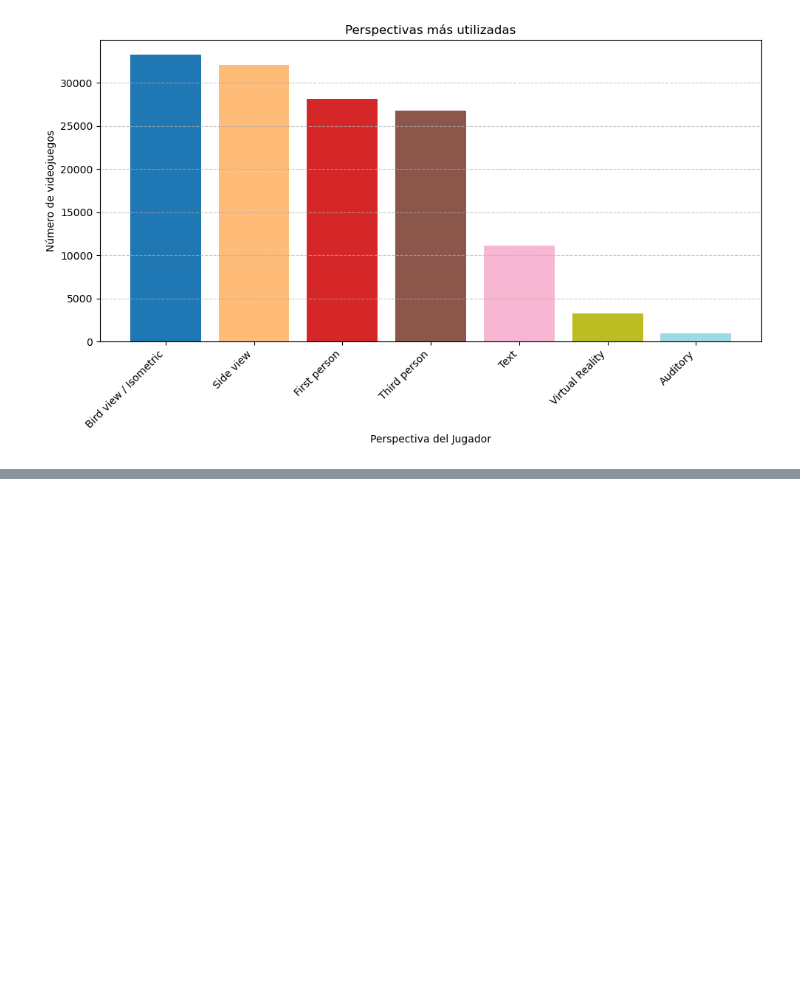
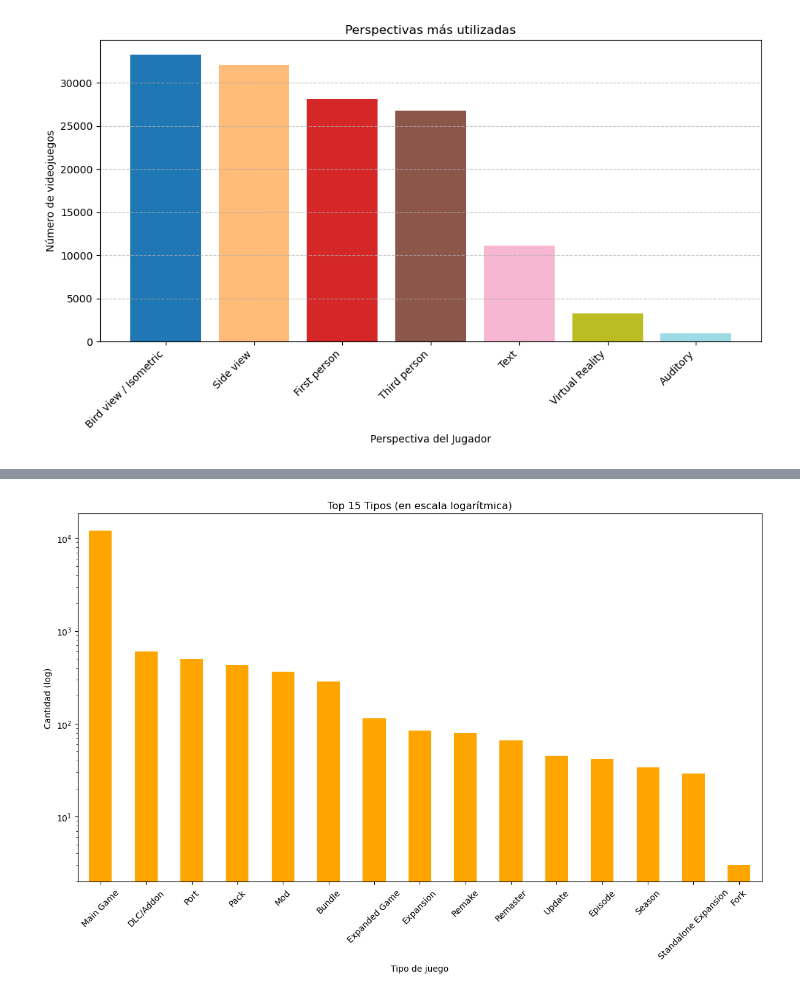
Before and after one commit to kiralot/Proyecto_Hackaboss_1, a Jupyter notebook: main.ipynb, the cells around one changed output, grey strips where cells are left out. Saved outputs shown, nothing was run; the diff lists cells and outputs as text; code cells hidden in the pictures; blank space fills up the shorter version.

```diff
--- a/main.ipynb
+++ b/main.ipynb
@@ -235,0 +352,4 @@ numero_videojuegos_por_perspectiva(data)
+# %%
+gametypes(data_1)
+# %% [output]
+[figure, added]
```
Also changed, not shown: parts of 7 cells of this notebook.
